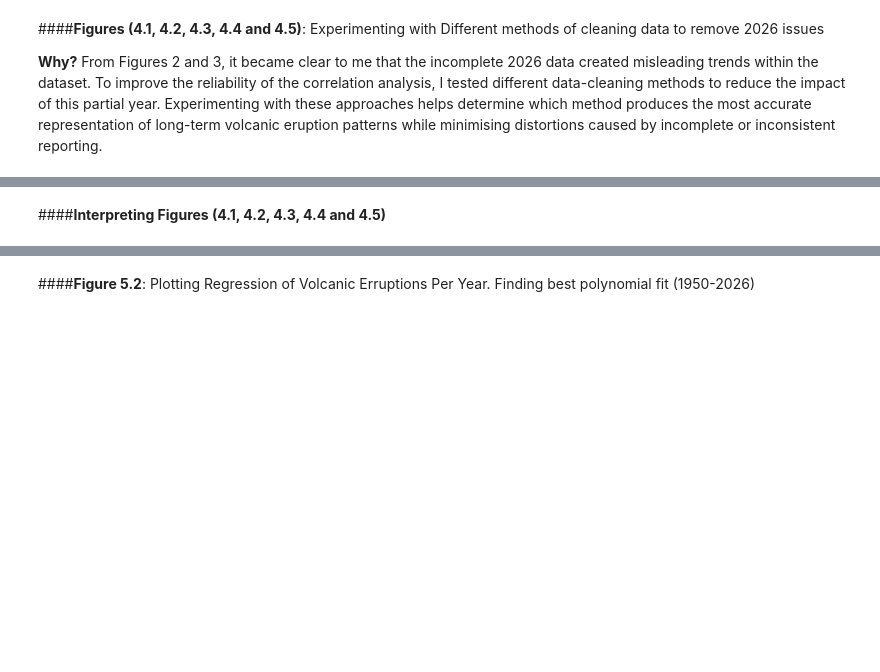
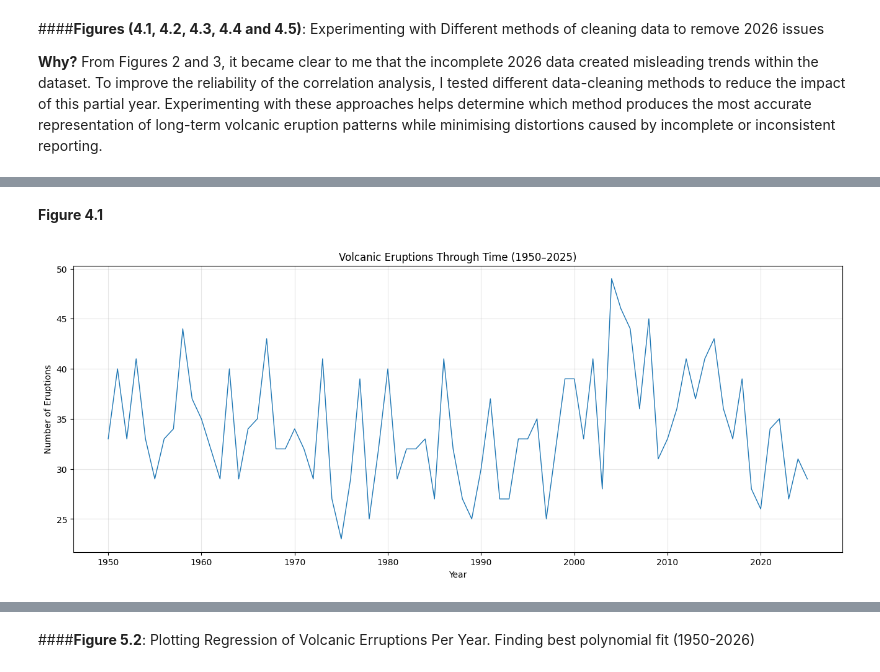
Before and after one commit to Frederque/EMSC2010_IndividualProject_Volcanoes-, a Jupyter notebook: emsc2010_individualproject_volcanoes_draft2.ipynb, the cells around one changed output, grey strips where cells are left out. Drawn from its saved outputs; the diff is of its cells as text; code cells hidden in the pictures; blank space fills up the shorter version.

```diff
--- a/emsc2010_individualproject_volcanoes_draft2.ipynb
+++ b/emsc2010_individualproject_volcanoes_draft2.ipynb
@@ -827,2 +652,62 @@ FileNotFoundError: [Errno 2] No such file or directory: 'VCLocs.xls'
-# %% [markdown]
-####**Interpreting Figures (4.1, 4.2, 4.3, 4.4 and 4.5)**
+# %% [markdown]
+**Figure 4.1**
+# %%
+#Figure 4.1 - Cutting out 2026 Data
+
+import numpy as np
+import pandas as pd
+import matplotlib.pyplot as plt
+
+# Load dataset
+df = pd.read_excel("VCErruptionsV2.xlsx")
+
+# Create cleaned Year column
+df["Year"] = df["Start Year"].apply(convert_year)
+
+# Remove rows with missing years
+df_clean = df.dropna(subset=["Year"])
+
+# Convert Year column to integers
+df_clean["Year"] = df_clean["Year"].astype(int)
+
+# Keep only data from 1950–2025
+df_clean = df_clean[
+    (df_clean["Year"] >= 1950) &
+    (df_clean["Year"] <= 2025)
+]
+
+# Count eruptions per year
+year_counts = (
+    df_clean["Year"]
+    .value_counts()
+    .sort_index()
+)
+
+# Create full time series
+years = range(1950, 2026)
+
+counts = [
+    year_counts.get(year, 0)
+    for year in years
+]
+
+# Plot graph
+plt.figure(figsize=(16, 6))
+
+plt.plot(
+    years,
+    counts,
+    linewidth=1
+)
+
+plt.title("Volcanic Eruptions Through Time (1950–2025)")
+
+plt.xlabel("Year")
+
+plt.ylabel("Number of Eruptions")
+
+plt.grid(alpha=0.3)
+
+plt.show()
+# %% [output]
+[figure, added]
```
Also changed, not shown: parts of 28 cells of this notebook.
